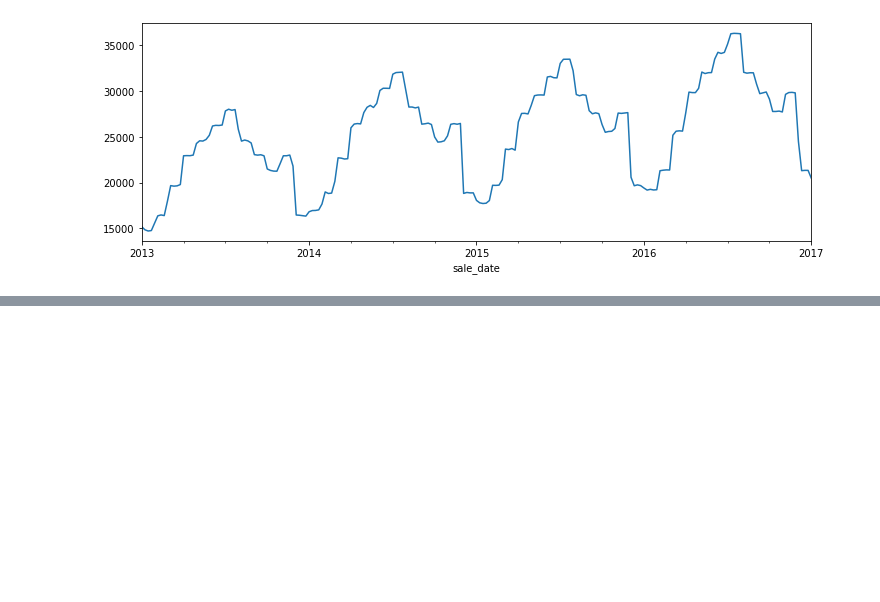
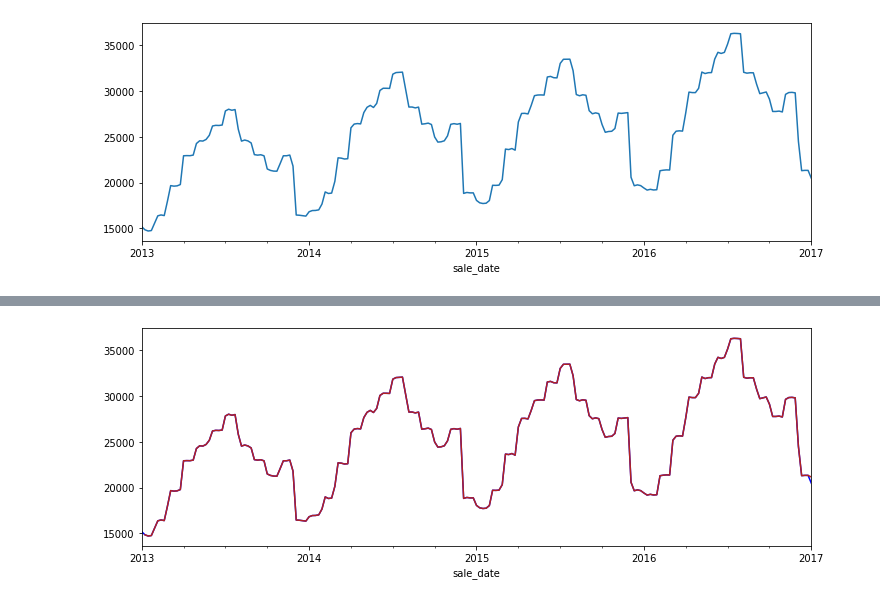
Before and after one commit to Johndsalas/ds-methodologies-exercises, a Jupyter notebook: time_series/Explore.ipynb, the cells around one changed output, grey strips where cells are left out. Saved outputs shown, nothing was run; the diff lists cells and outputs as text; code cells hidden in the pictures; blank space fills up the shorter version.

```diff
--- a/time_series/Explore.ipynb
+++ b/time_series/Explore.ipynb
@@ -113,0 +139,6 @@ train.sale_amount.resample('2D').aggregate(np.sum).head()
+# %%
+train.resample('W').mean().plot(figsize=(12, 4),color='blue')
+train.rolling(7).mean().plot(figsize=(12, 4),color='firebrick')
+plt.show()
+# %% [output]
+[figure, added]
```
Also changed, not shown: parts of 10 cells of this notebook, 2 other files.
